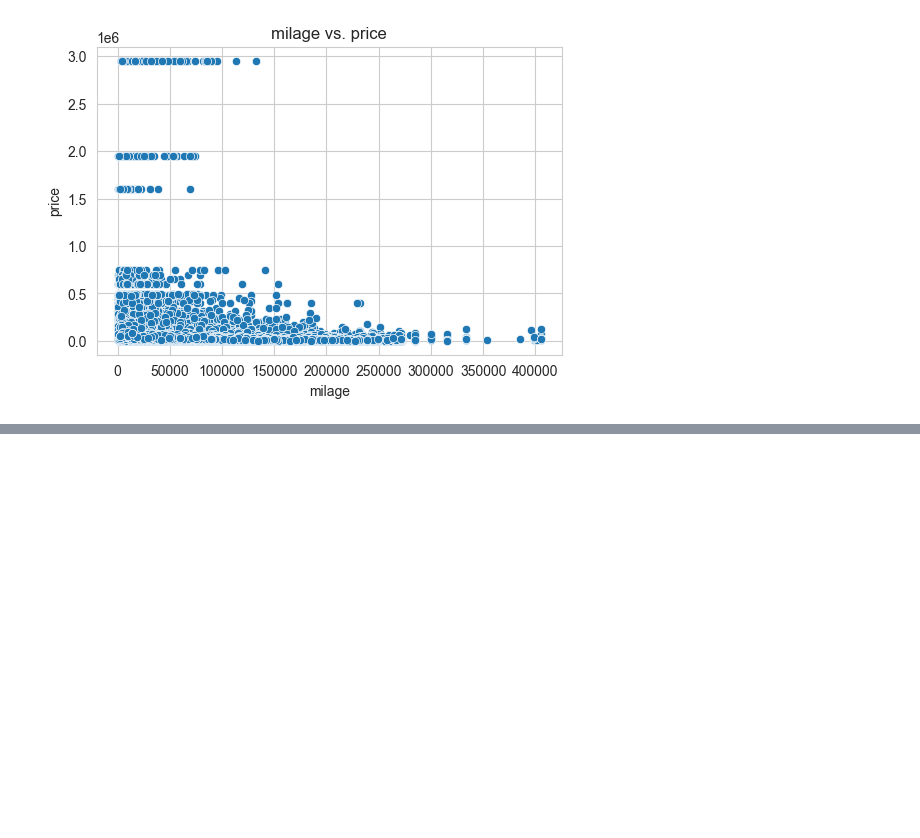
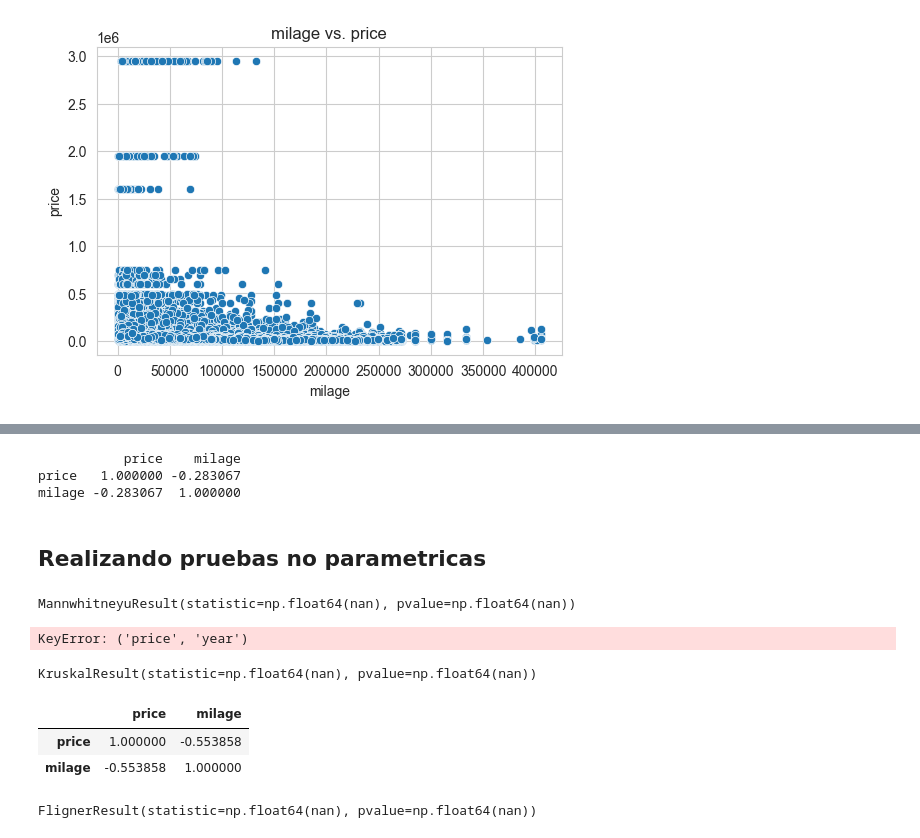
Before and after one commit to Bootcamp-IA-P4/Car_prices_project_equipo2, a Jupyter notebook: eda/car_prices.ipynb, the cells around one changed output, grey strips where cells are left out. Drawn from its saved outputs; the diff is of its cells as text; code cells hidden in the pictures; blank space fills up the shorter version.

Commit message:
agregando pruebas no parametricas

```diff
--- a/eda/car_prices.ipynb
+++ b/eda/car_prices.ipynb
@@ -249,0 +284,51 @@ plt.show()
+# %%
+pearson_corr = df_car[["price", "milage"]].corr(method="pearson")
+print(pearson_corr)
+# %% [output]
+           price    milage
+price   1.000000 -0.283067
+milage -0.283067  1.000000
+# %% [markdown]
+## Realizando pruebas no parametricas
+# %%
+#Prueba de Mann-Whitney U (Wilcoxon rank-sum)
+from scipy import stats
+
+grupo_toyota = df_car[df_car["milage"] == "Toyota"]["price"]
+grupo_ford = df_car[df_car["milage"] == "Ford"]["price"]
+
+stats.mannwhitneyu(grupo_toyota, grupo_ford)
+# %% [output]
+MannwhitneyuResult(statistic=np.float64(nan), pvalue=np.float64(nan))
+# %%
+precios_antes = df_car["price","year"]
+precios_despues = df_car["price","year"]
+
+stats.wilcoxon(precios_antes, precios_despues)
+# %% [output]
+KeyError: ('price', 'year')
+# %%
+grupo_toyota = df_car[df_car["model_year"] == "Toyota"]["price"]
+grupo_ford = df_car[df_car["model_year"] == "Ford"]["price"]
+grupo_chevrolet = df_car[df_car["model_year"] == "Chevrolet"]["price"]
+
+stats.kruskal(grupo_toyota, grupo_ford, grupo_chevrolet)
+# %% [output]
+KruskalResult(statistic=np.float64(nan), pvalue=np.float64(nan))
+# %%
+# Spearman
+df_car[["price", "milage"]].corr(method="spearman")
+
+# Kendall
+df_car[["price", "milage"]].corr(method="kendall")
+# %% [output]
+|  | price | milage |
+| price | 1.000000 | -0.553858 |
+| milage | -0.553858 | 1.000000 |
+# %%
+stats.fligner(
+    df_car[df_car["model_year"] == "Toyota"]["price"],
+    df_car[df_car["model_year"] == "Ford"]["price"]
+)
+# %% [output]
+FlignerResult(statistic=np.float64(nan), pvalue=np.float64(nan))
```
Also changed, not shown: parts of 5 cells of this notebook.
